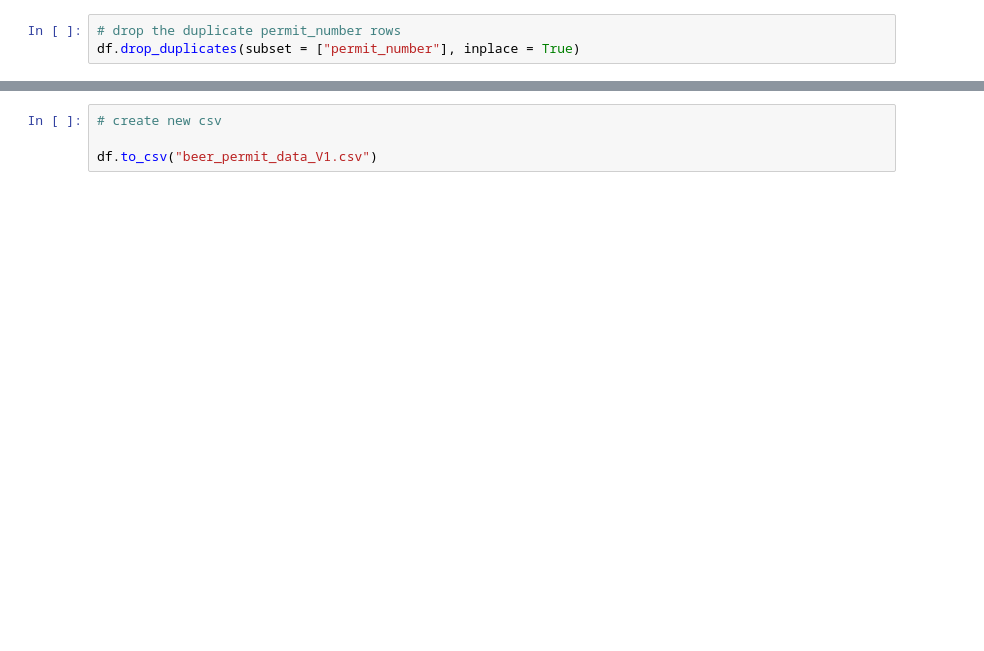
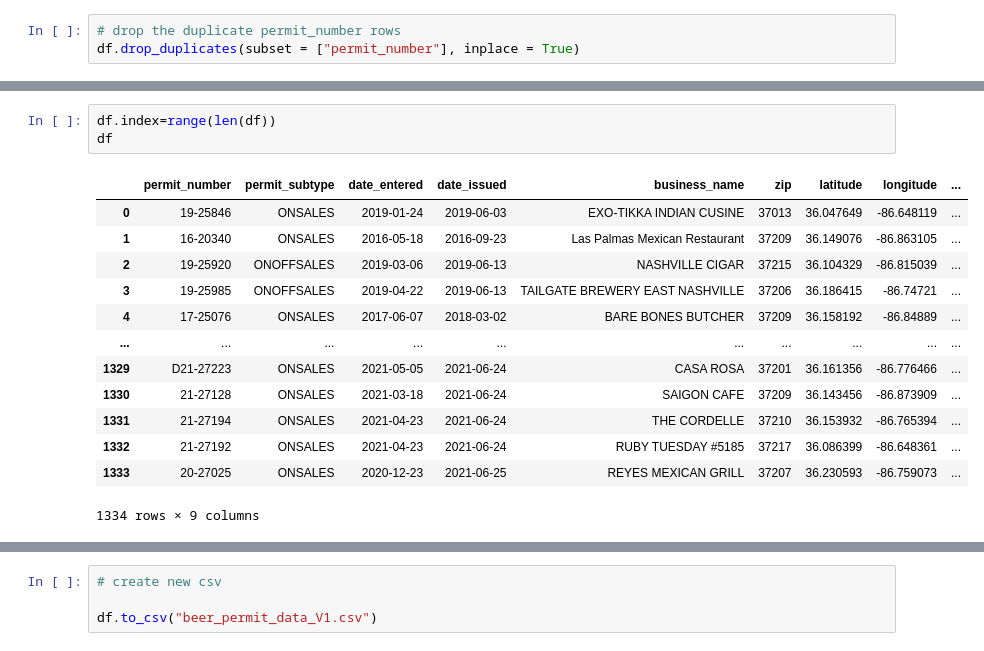
Before and after one commit to HannaKim4673/Beer_Restaurant_Success, a Jupyter notebook: ETL_API_TO_DATAFRAME.ipynb, the cells around one changed output, grey strips where cells are left out. Cells and saved outputs as stored; diff of their text form; blank space fills up the shorter version.

```diff
--- a/ETL_API_TO_DATAFRAME.ipynb
+++ b/ETL_API_TO_DATAFRAME.ipynb
@@ -124,0 +130,17 @@ df.head()
+# %%
+df.index=range(len(df))
+df
+# %% [output]
+|  | permit_number | permit_subtype | date_entered | date_issued | business_name | zip | latitude | longitude | ... |
+| 0 | 19-25846 | ONSALES | 2019-01-24 | 2019-06-03 | EXO-TIKKA INDIAN CUSINE | 37013 | 36.047649 | -86.648119 | ... |
+| 1 | 16-20340 | ONSALES | 2016-05-18 | 2016-09-23 | Las Palmas Mexican Restaurant | 37209 | 36.149076 | -86.863105 | ... |
+| 2 | 19-25920 | ONOFFSALES | 2019-03-06 | 2019-06-13 | NASHVILLE CIGAR | 37215 | 36.104329 | -86.815039 | ... |
+| 3 | 19-25985 | ONOFFSALES | 2019-04-22 | 2019-06-13 | TAILGATE BREWERY EAST NASHVILLE | 37206 | 36.186415 | -86.74721 | ... |
+| 4 | 17-25076 | ONSALES | 2017-06-07 | 2018-03-02 | BARE BONES BUTCHER | 37209 | 36.158192 | -86.84889 | ... |
+| ... | ... | ... | ... | ... | ... | ... | ... | ... | ... |
+| 1329 | D21-27223 | ONSALES | 2021-05-05 | 2021-06-24 | CASA ROSA | 37201 | 36.161356 | -86.776466 | ... |
+| 1330 | 21-27128 | ONSALES | 2021-03-18 | 2021-06-24 | SAIGON CAFE | 37209 | 36.143456 | -86.873909 | ... |
+| 1331 | 21-27194 | ONSALES | 2021-04-23 | 2021-06-24 | THE CORDELLE | 37210 | 36.153932 | -86.765394 | ... |
+| 1332 | 21-27192 | ONSALES | 2021-04-23 | 2021-06-24 | RUBY TUESDAY #5185 | 37217 | 36.086399 | -86.648361 | ... |
+| 1333 | 20-27025 | ONSALES | 2020-12-23 | 2021-06-25 | REYES MEXICAN GRILL | 37207 | 36.230593 | -86.759073 | ... |
+1334 rows × 9 columns
```
Also changed, not shown: parts of 16 cells of this notebook, 2 other files.
